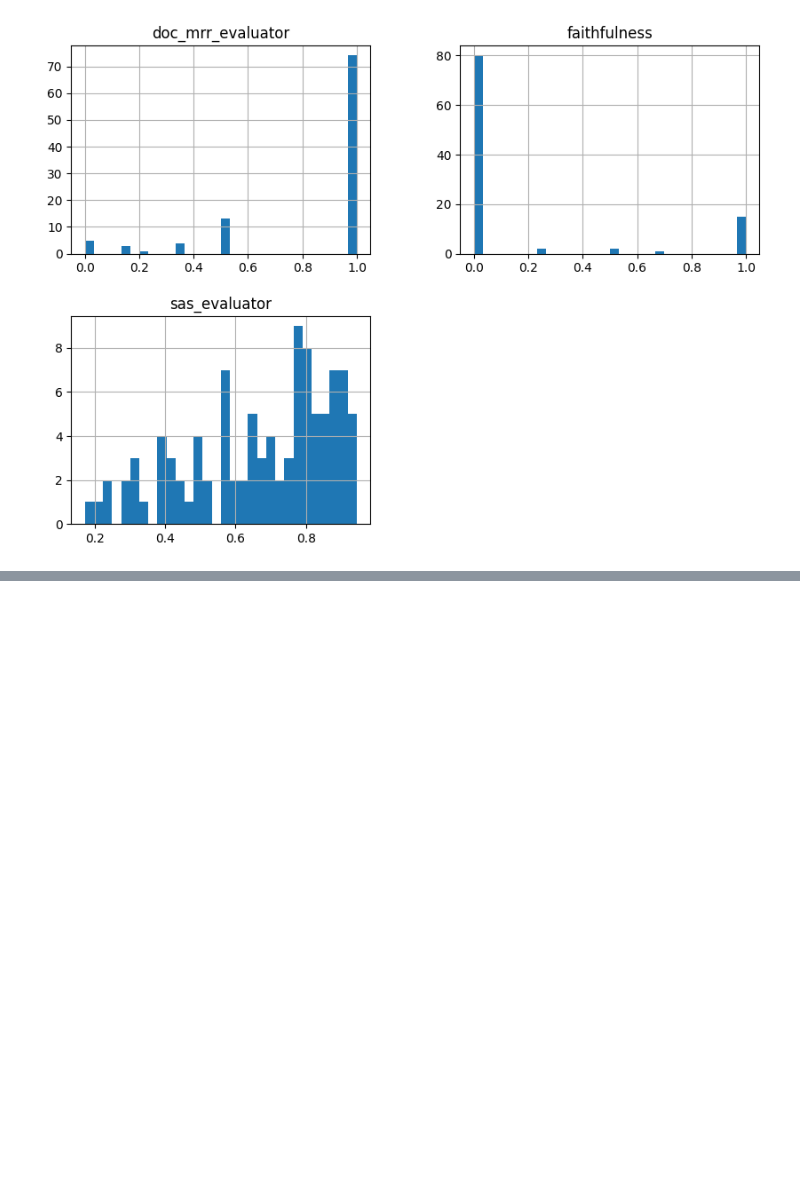
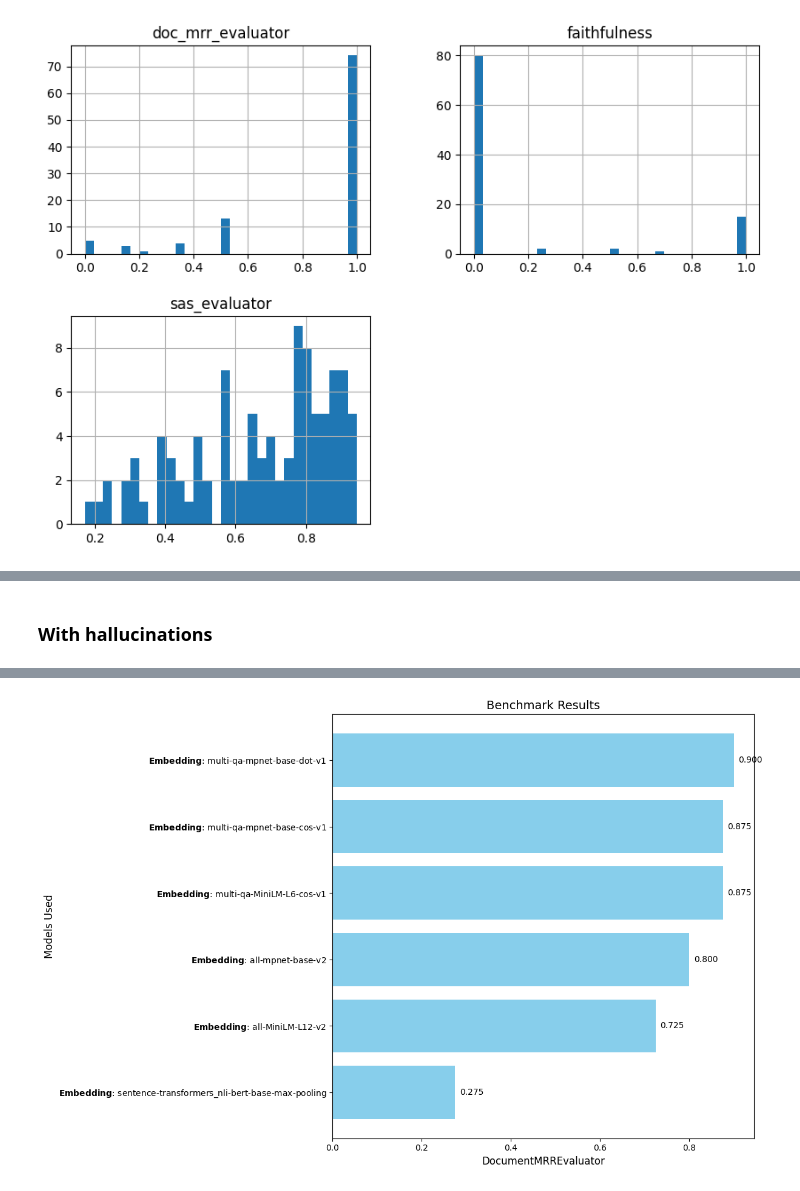
Before and after one commit to mategyerek/Capstone-RAG-project, a Jupyter notebook: Data Analysis Notebook.ipynb, the cells around one changed output, grey strips where cells are left out. Cells and saved outputs as stored; diff of their text form; code cells hidden in the pictures; blank space fills up the shorter version.

```diff
--- a/Data Analysis Notebook.ipynb
+++ b/Data Analysis Notebook.ipynb
@@ -140,0 +183,7 @@ def highest_eval(folder_path, evaluators):
+# %% [markdown]
+### With hallucinations
+# %%
+filepath_with = 'results_allmodels_withquestion'
+with_results = highest_eval(filepath_with, 'doc_mrr_evaluator')
+plot_benchmark_results(with_results, pattern, 'DocumentMRREvaluator')
+# %% [output]
@@ -140,0 +191 @@ def highest_eval(folder_path, evaluators):
+[figure, added]
```
Also changed, not shown: parts of 24 cells of this notebook, 8 other files.
